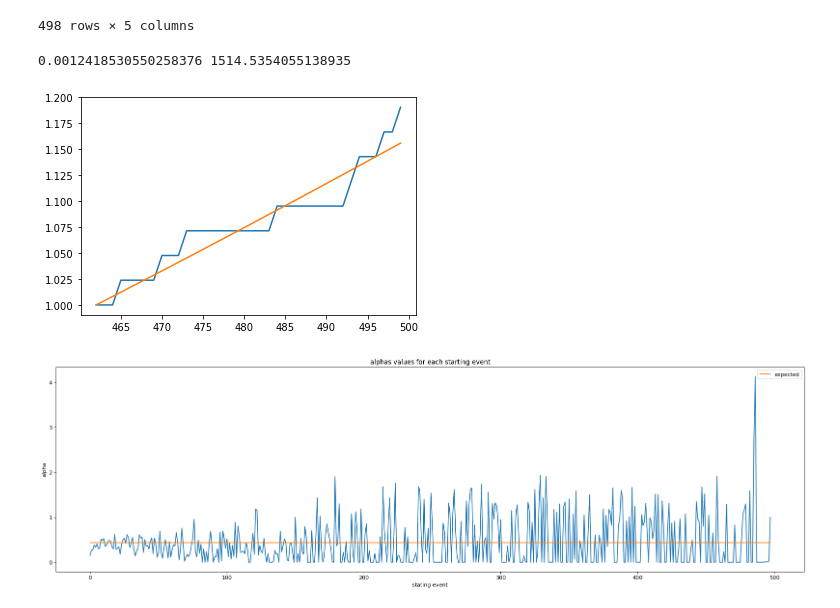
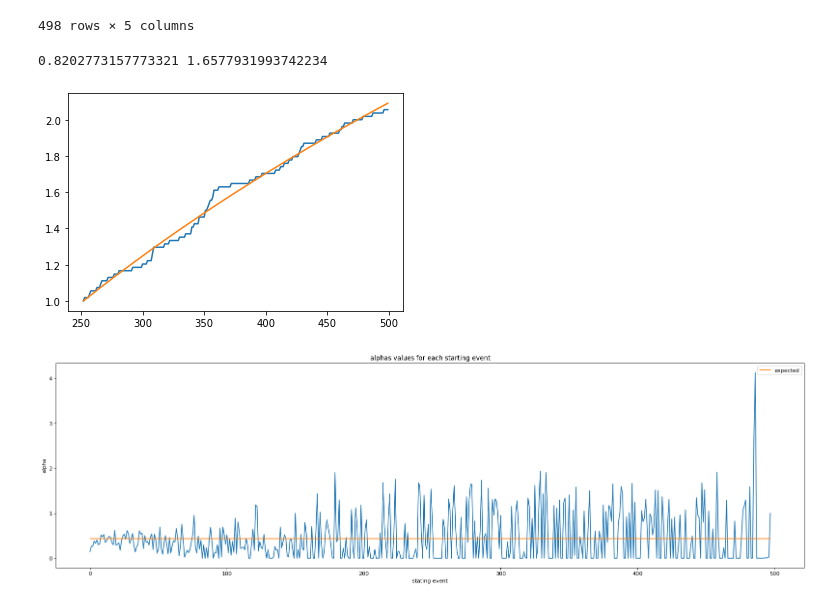
Before and after one commit to LeonardoSer/INRIA_Internship, a Jupyter notebook: 100_random_graphs/03_CL_sanity_check_p05_g05.ipynb, the cells around one changed output. Drawn from its saved outputs; the diff is of its cells as text; code cells hidden in the pictures.

```diff
--- a/100_random_graphs/03_CL_sanity_check_p05_g05.ipynb
+++ b/100_random_graphs/03_CL_sanity_check_p05_g05.ipynb
@@ -140,20 +140,20 @@ results
 498 rows × 5 columns
 # %%
 # print one function with his fitting
-curr_e=460
+curr_e=250
 x = avg_x[curr_e]
 y = avg_y[curr_e]
 
 alpha, beta = fit_trajectory(x, y)
 print(alpha, beta)
 fit_y = theoretical_func(x, alpha, beta, np.int64(x[0]))
 
 plt.plot(x,y)
 plt.plot(x,fit_y)
 plt.show()
 # %% [output]
-0.0012418530550258376 1514.5354055138935
+0.8202773157773321 1.6577931993742234
-[figure, old version]
+[figure, new version]
 # %%
 # plot alpha
 plt.figure(figsize=(25, 7), dpi=80)
```
Also changed, not shown: parts of 1 cell of this notebook, 7 other files.
